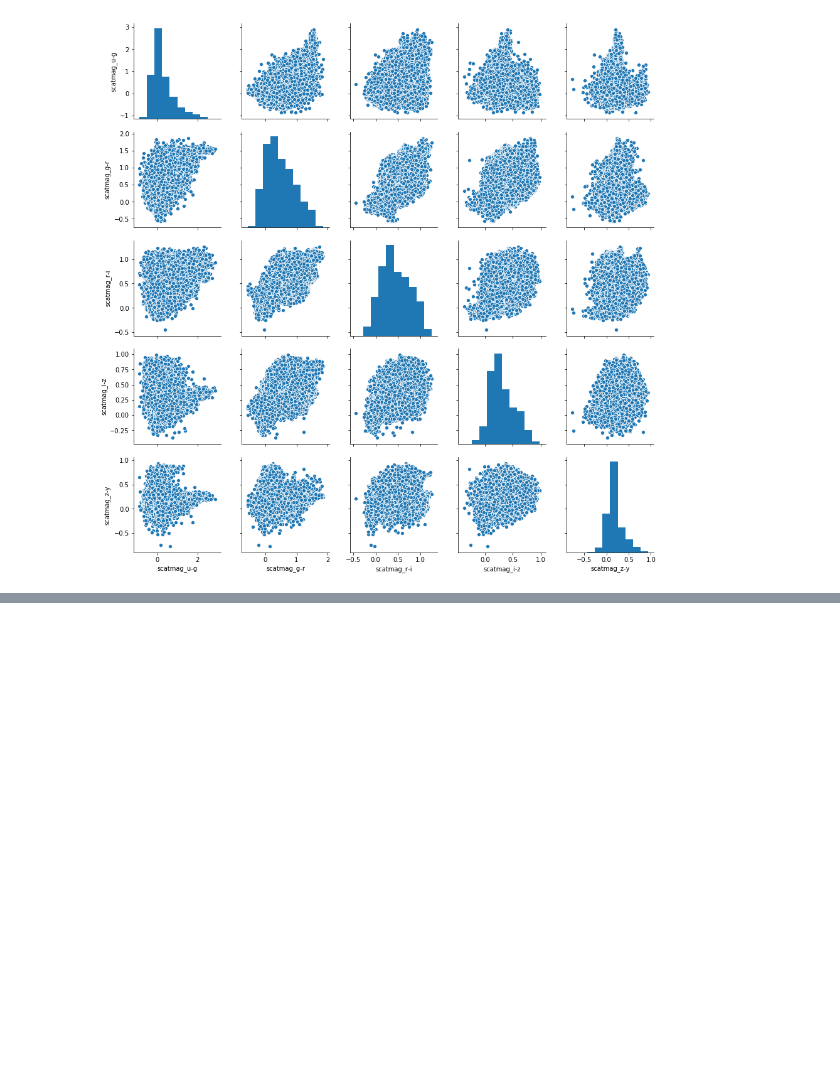
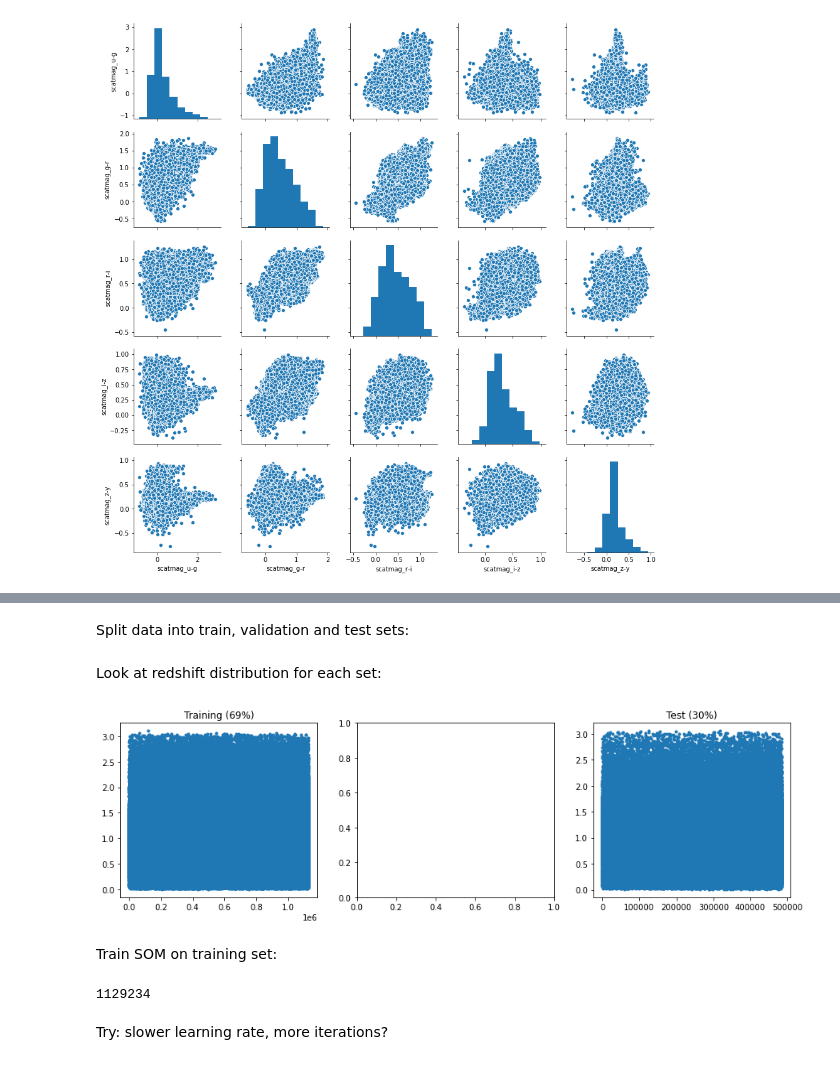
Before and after one commit to LSSTDESC/pz_bayes, a Jupyter notebook: notebooks/feature_likelihood_cosmoDC2.ipynb, the cells around one changed output, grey strips where cells are left out. Drawn from its saved outputs; the diff is of its cells as text; code cells hidden in the pictures; blank space fills up the shorter version.

```diff
--- a/notebooks/feature_likelihood_cosmoDC2.ipynb
+++ b/notebooks/feature_likelihood_cosmoDC2.ipynb
@@ -766,0 +126,44 @@ plt.ylabel('Training loss', fontsize=fs);
+# %%
+gc_table = Table.read(os.path.join(pz_path, 'dc2_processed_table.fits'), format='fits')
+griz_table = Table([gc_table['g-r_true'], gc_table['r-i_true'], gc_table['i-z_true'], gc_table['redshift']],
+                   names=['g-r', 'r-i', 'i-z', 'redshift'])
+# %% [markdown]
+Split data into train, validation and test sets:
+# %%
+def split(x, train_size, random_state):
+
+    # Assert valid values for train size
+    assert np.logical_and(train_size > 0., train_size < 1.)
+
+    N = len(x)
+    ntrain = int(train_size * N)
+
+    # Generate random indices
+    random_indices = random_state.choice(N, N, replace=False)
+
+    # Get train and test indices
+    train_indices = random_indices[:ntrain]
+    test_indices = random_indices[ntrain:]
+
+    return(x[train_indices], x[test_indices])
+# %%
+data = griz_table
+# %%
+train, test = split(data, 0.7, rng)
+#train, val = split(train, 0.7, rng)
+# %% [markdown]
+Look at redshift distribution for each set:
+# %%
+fig, axs = plt.subplots(1,3, figsize=(15,4))
+axs = axs.ravel()
+
+axs[0].plot(train['redshift'], '.')
+axs[0].set_title('Training ({}%)'.format(int(len(train) / len(data) * 100)))
+#axs[1].plot(val['redshift'], '.')
+#axs[1].set_title('Validation ({}%)'.format(int(len(val) / len(data) * 100)))
+axs[2].plot(test['redshift'], '.')
+axs[2].set_title('Test ({}%)'.format(int(len(test) / len(data) * 100)));
+# %% [output]
+[figure, added]
+# %% [markdown]
+Train SOM on training set:
@@ -766,0 +173,4 @@ plt.ylabel('Training loss', fontsize=fs);
+# %%
+len(train)
+# %% [output]
+1129234
@@ -766,0 +180,2 @@ plt.ylabel('Training loss', fontsize=fs);
+# %% [markdown]
+Try: slower learning rate, more iterations?
```
Also changed, not shown: parts of 136 cells of this notebook, 1 other file.
